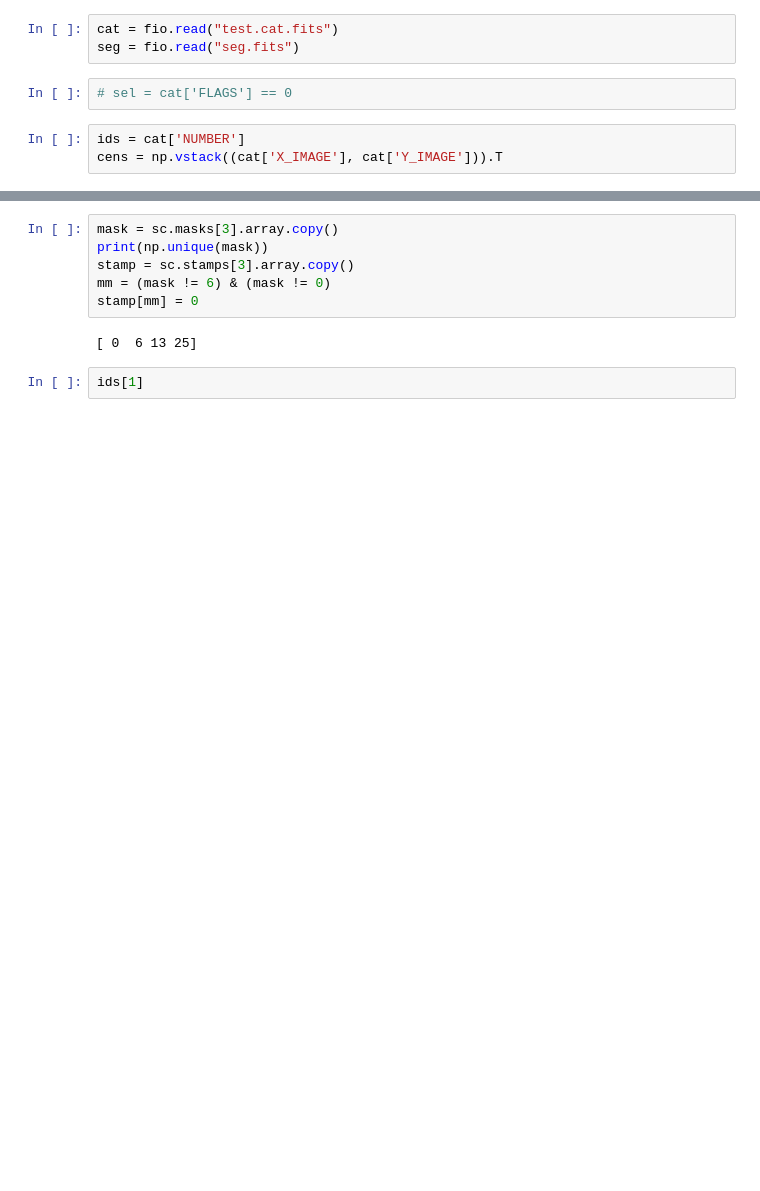
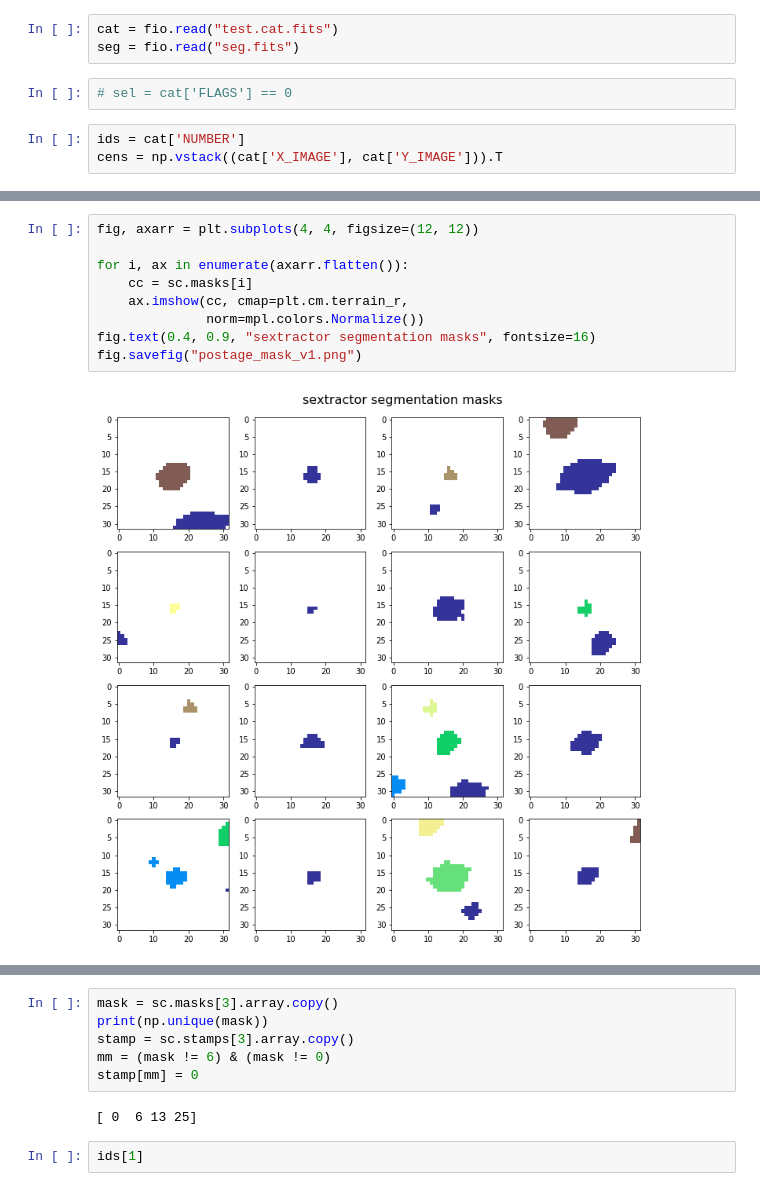
Before and after one commit to vargatn/synthetic, a Jupyter notebook: notebooks/sextractor/Shear_test_02.ipynb, the cells around one changed output, grey strips where cells are left out. Cells and saved outputs as stored; diff of their text form; blank space fills up the shorter version.

```diff
--- a/notebooks/sextractor/Shear_test_02.ipynb
+++ b/notebooks/sextractor/Shear_test_02.ipynb
@@ -193,0 +318,11 @@ sc.extract_stamps(cens, imasks=ids, size=32)
+# %%
+fig, axarr = plt.subplots(4, 4, figsize=(12, 12))
+
+for i, ax in enumerate(axarr.flatten()):
+    cc = sc.masks[i]
+    ax.imshow(cc, cmap=plt.cm.terrain_r,
+              norm=mpl.colors.Normalize())
+fig.text(0.4, 0.9, "sextractor segmentation masks", fontsize=16)
+fig.savefig("postage_mask_v1.png")
+# %% [output]
+[figure, added]
```
Also changed, not shown: parts of 20 cells of this notebook, 1 other file.
